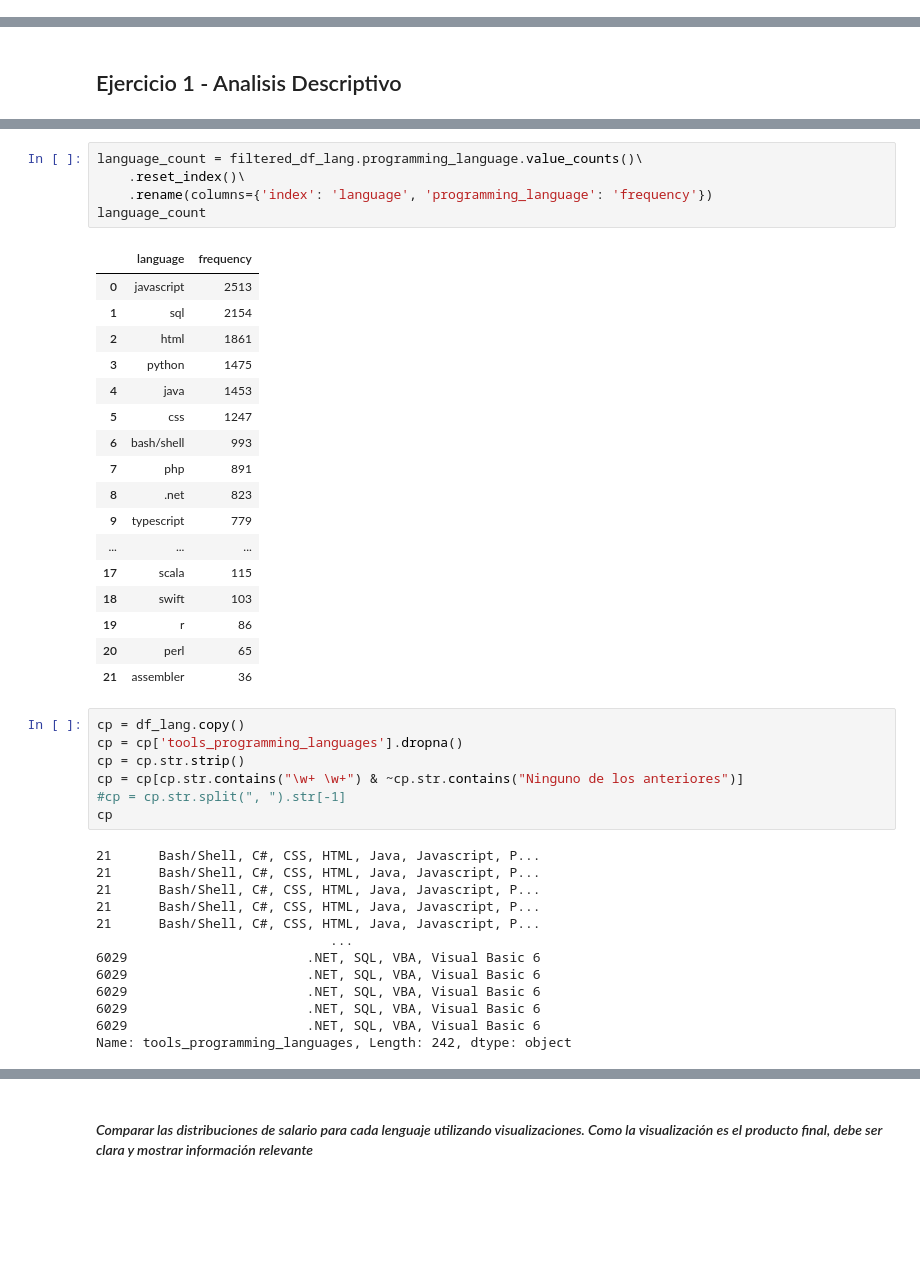
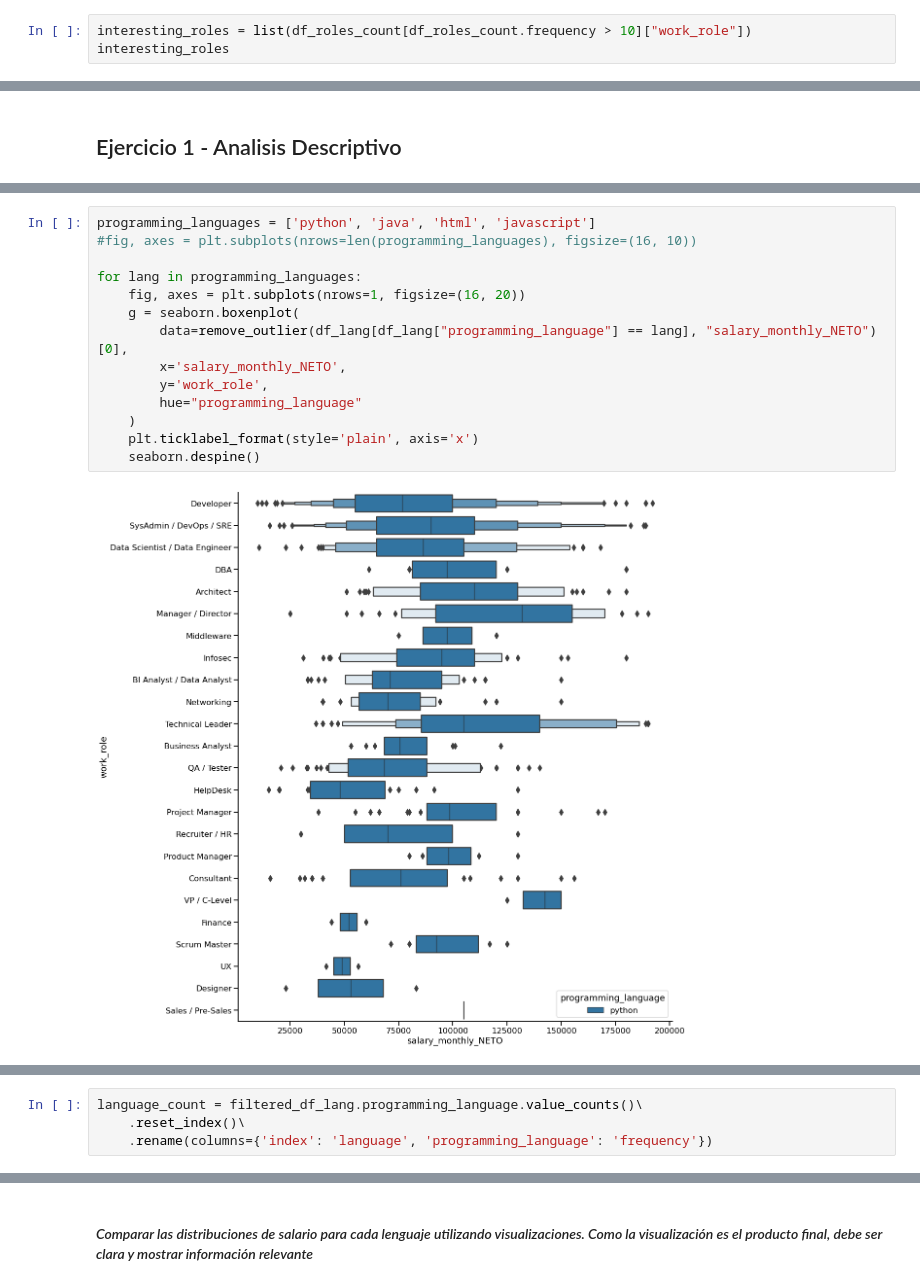
Before and after one commit to neolaand/diplodatos, a Jupyter notebook: entregable_rtas.ipynb, the cells around one changed output, grey strips where cells are left out. Cells and saved outputs as stored; diff of their text form; blank space fills up the shorter version.

```diff
--- a/entregable_rtas.ipynb
+++ b/entregable_rtas.ipynb
@@ -47,0 +113,3 @@ def clean_outliers(dataset, column_name):
+# %%
+interesting_roles = list(df_roles_count[df_roles_count.frequency > 10]["work_role"])
+interesting_roles
@@ -108,0 +193,16 @@ Esta es la lista de lenguajes que elegi. HTML y CSS no son lenguajes de programa
+# %%
+programming_languages = ['python', 'java', 'html', 'javascript']
+#fig, axes = plt.subplots(nrows=len(programming_languages), figsize=(16, 10))
+
+for lang in programming_languages:
+    fig, axes = plt.subplots(nrows=1, figsize=(16, 20))
+    g = seaborn.boxenplot(
+        data=remove_outlier(df_lang[df_lang["programming_language"] == lang], "salary_monthly_NETO")[0],
+        x='salary_monthly_NETO',
+        y='work_role',
+        hue="programming_language"
+    )
+    plt.ticklabel_format(style='plain', axis='x')
+    seaborn.despine()
+# %% [output]
+[figure, added]
@@ -110,45 +213,6 @@ Esta es la lista de lenguajes que elegi. HTML y CSS no son lenguajes de programa
 language_count = filtered_df_lang.programming_language.value_counts()\
     .reset_index()\
     .rename(columns={'index': 'language', 'programming_language': 'frequency'})
-language_count
-# %% [output]
-|  | language | frequency |
-| 0 | javascript | 2513 |
-| 1 | sql | 2154 |
-| 2 | html | 1861 |
-| 3 | python | 1475 |
-| 4 | java | 1453 |
-| 5 | css | 1247 |
-| 6 | bash/shell | 993 |
-| 7 | php | 891 |
-| 8 | .net | 823 |
-| 9 | typescript | 779 |
-| ... | ... | ... |
-| 17 | scala | 115 |
-| 18 | swift | 103 |
-| 19 | r | 86 |
-| 20 | perl | 65 |
-| 21 | assembler | 36 |
-# %%
-cp = df_lang.copy()
-cp = cp['tools_programming_languages'].dropna()
-cp = cp.str.strip()
-cp = cp[cp.str.contains("\w+ \w+") & ~cp.str.contains("Ninguno de los anteriores")]
-#cp = cp.str.split(", ").str[-1]
-cp
-# %% [output]
-21      Bash/Shell, C#, CSS, HTML, Java, Javascript, P...
-21      Bash/Shell, C#, CSS, HTML, Java, Javascript, P...
-21      Bash/Shell, C#, CSS, HTML, Java, Javascript, P...
-21      Bash/Shell, C#, CSS, HTML, Java, Javascript, P...
-21      Bash/Shell, C#, CSS, HTML, Java, Javascript, P...
-                              ...
-6029                       .NET, SQL, VBA, Visual Basic 6
-6029                       .NET, SQL, VBA, Visual Basic 6
-6029                       .NET, SQL, VBA, Visual Basic 6
-6029                       .NET, SQL, VBA, Visual Basic 6
-6029                       .NET, SQL, VBA, Visual Basic 6
-Name: tools_programming_languages, Length: 242, dtype: object
 # %%
 fig = plt.figure(figsize=(15,15))
 seaborn.barplot(data = language_count[language_count['frequency'] > 11], x='frequency', y='language')
```
Also changed, not shown: parts of 46 cells of this notebook, 1 other file.
